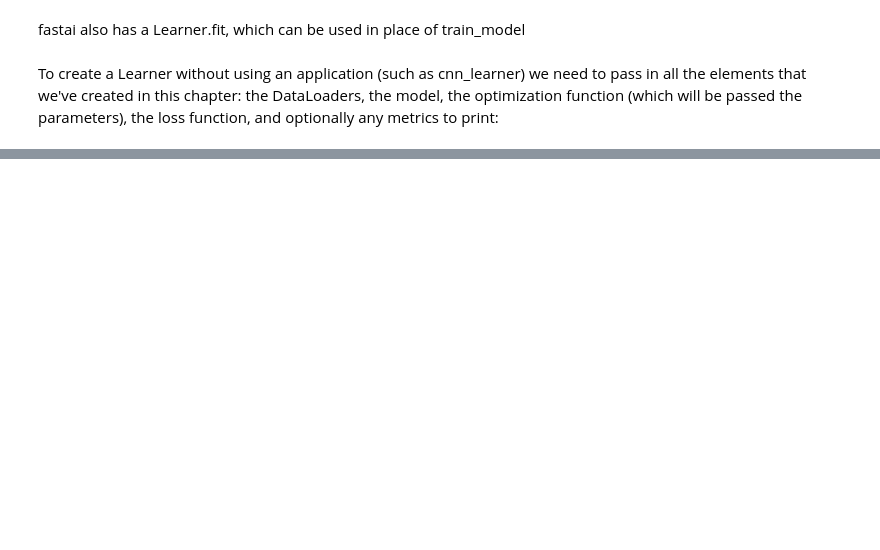
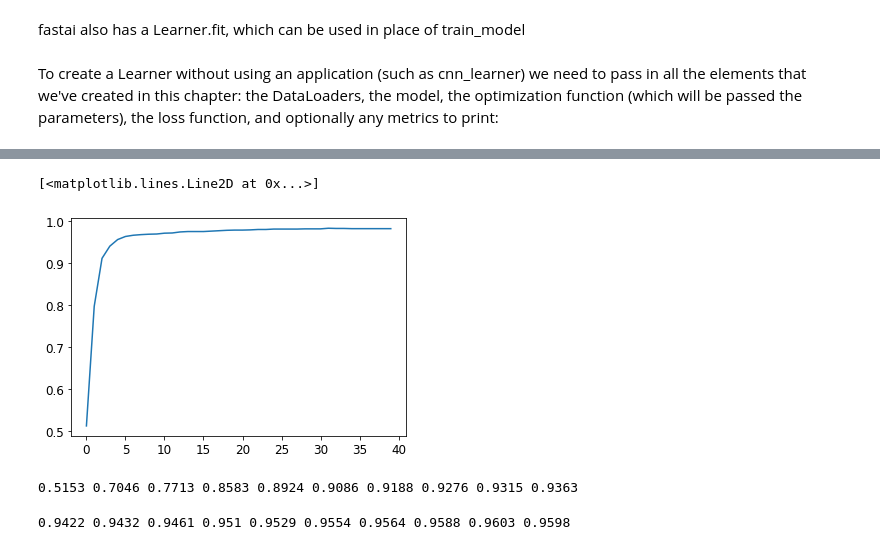
Before and after one commit to code4plot/aws, a Jupyter notebook: MNIST_3-7.ipynb, the cells around one changed output, grey strips where cells are left out. Drawn from its saved outputs; the diff is of its cells as text; code cells hidden in the pictures; blank space fills up the shorter version.

Commit message:
Progress
Completed Chapter 4 of fastai

```diff
--- a/MNIST_3-7.ipynb
+++ b/MNIST_3-7.ipynb
@@ -732,0 +756,15 @@ learn.fit(10, lr=lr)
+# %%
+#one can also implement in nn.Sequential, which defines the sequence of the layers to be executed
+simple_net = nn.Sequential(
+    nn.Linear(28*28, 30),
+    nn.ReLU(),
+    nn.Linear(30,10),
+    nn.ReLU(),
+    nn.Linear(10,1)
+)
+# %%
+#using the learner module by Fastai
+learn = Learner(dls, simple_net, opt_func = SGD,
+               loss_func=mnist_loss, metrics=batch_accuracy)
+# %%
+learn.fit(40,0.1)
@@ -732,0 +789,6 @@ learn.fit(10, lr=lr)
+# %%
+#learner records all these values in learn.recorder
+plt.plot(L(learn.recorder.values).itemgot(2))
+# %% [output]
+[<matplotlib.lines.Line2D at 0x...>]
+[figure, added]
@@ -732,0 +798,21 @@ learn.fit(10, lr=lr)
+# %%
+#we can also use the train_model defined above
+def simple_net2(xb):
+    res = xb@w1 + b1
+    res = res.max(tensor(0.0)) #this is ReLU; or also implementable as F.relu
+    res = res@w2 + b2
+    return res
+
+#initialize the parameters
+w1 = init_params((28*28,30)) #30 is an arbitrary number of your choosing; 1 means a single output
+b1 = init_params(30) #to match w1
+w2 = init_params((30, 1)) #1 to get a single output
+b2 = init_params(1)
+opt = BasicOptim((w1,b1,w2,b2), 0.1)
+train_model(simple_net2, 10)
+# %% [output]
+0.5153 0.7046 0.7713 0.8583 0.8924 0.9086 0.9188 0.9276 0.9315 0.9363
+# %%
+train_model(simple_net2, 10)
+# %% [output]
+0.9422 0.9432 0.9461 0.951 0.9529 0.9554 0.9564 0.9588 0.9603 0.9598
```
Also changed, not shown: parts of 24 cells of this notebook.
